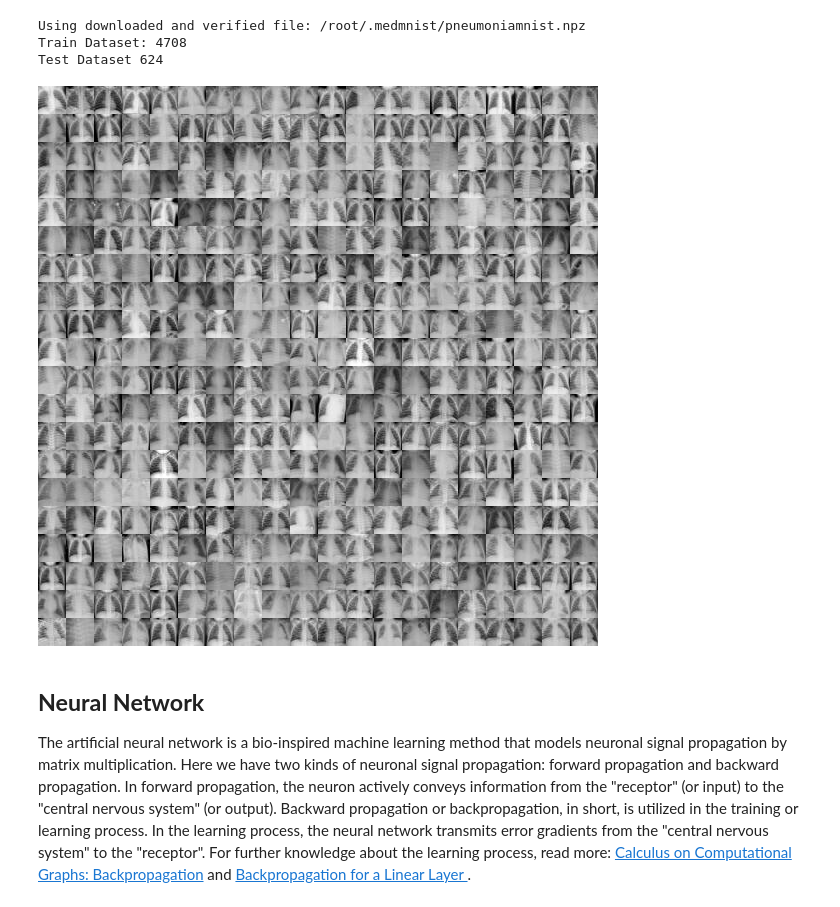
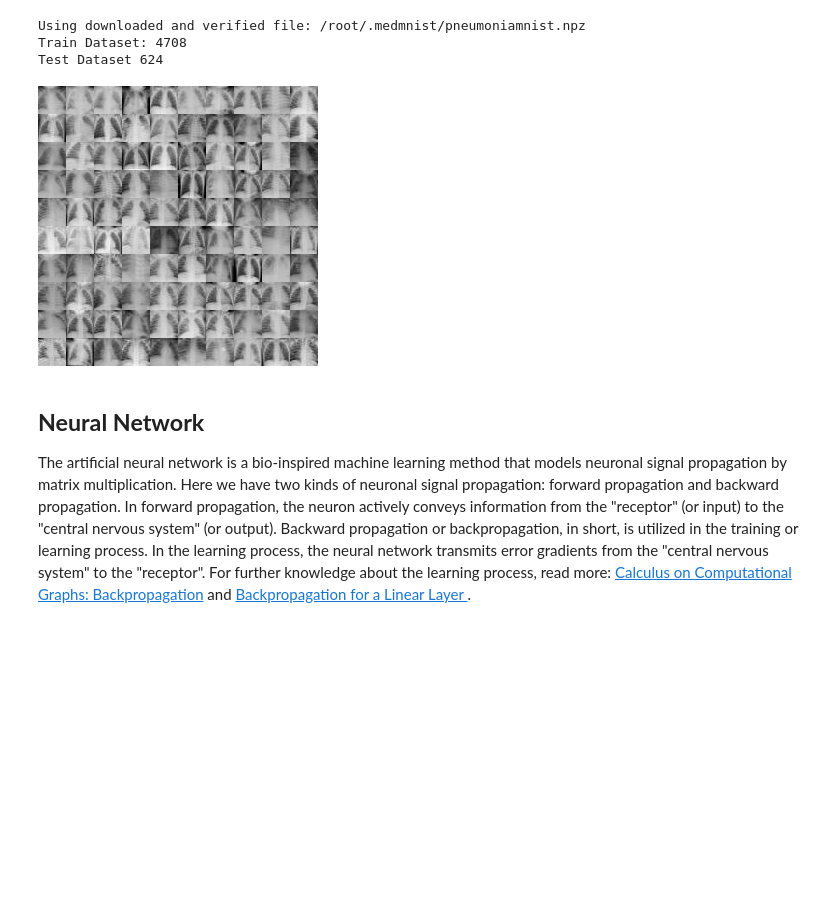
Before and after one commit to reshalfahsi/neuralnetwork, a Jupyter notebook: notebook/NeuralNetwork.ipynb, the cells around one changed output. Drawn from its saved outputs; the diff is of its cells as text; code cells hidden in the pictures; blank space fills up the shorter version.

```diff
--- a/notebook/NeuralNetwork.ipynb
+++ b/notebook/NeuralNetwork.ipynb
@@ -46,9 +39,9 @@ Using downloaded and verified file: /root/.medmnist/pneumoniamnist.npz
 Train Dataset: 4708
 Test Dataset 624
 # %%
-train_dataset.montage(length=20)
+train_dataset.montage(length=10)
 # %% [output]
-[figure, old version]
+[figure, new version]
 # %% [markdown]
 ## **Neural Network**
 
```
Also changed, not shown: parts of 6 cells of this notebook, 2 other files.
